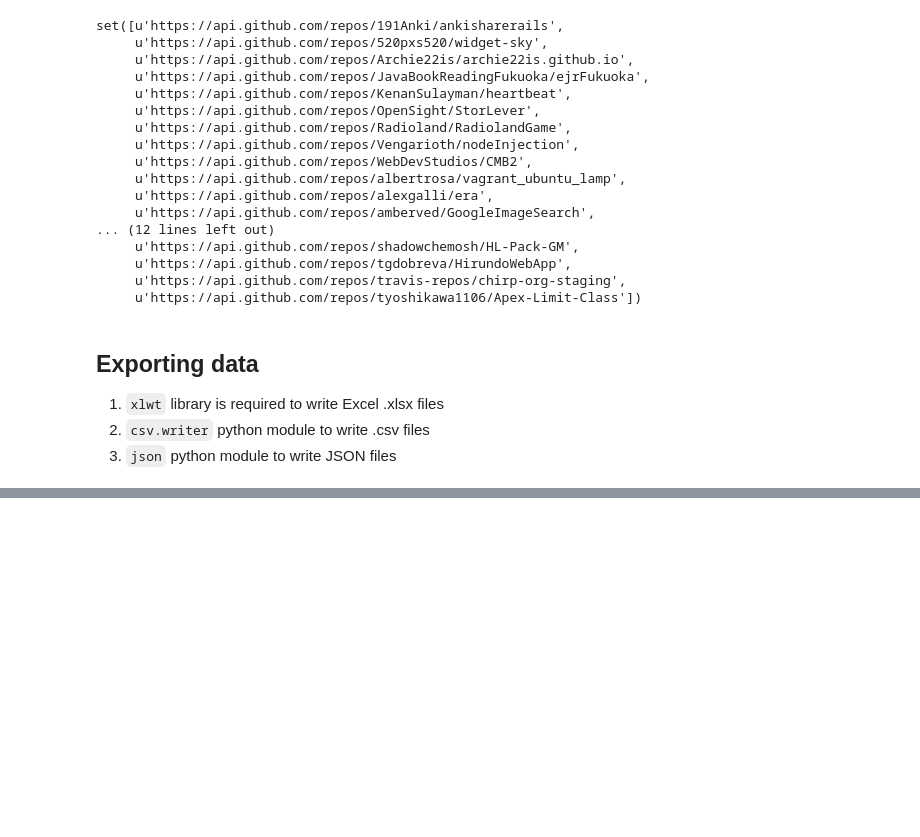
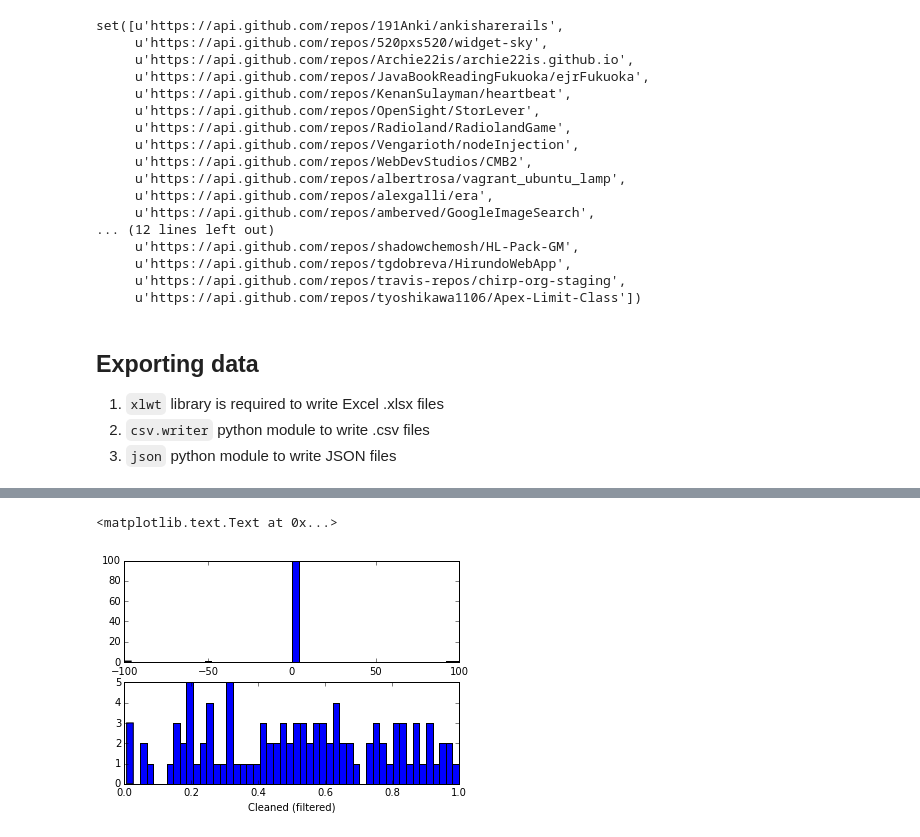
Before and after one commit to bijanvakili/pyvisual-notebook, a Jupyter notebook: chap2.ipynb, the cells around one changed output, grey strips where cells are left out. Drawn from its saved outputs; the diff is of its cells as text; code cells hidden in the pictures; blank space fills up the shorter version.

```diff
--- a/chap2.ipynb
+++ b/chap2.ipynb
@@ -264,0 +283,57 @@ except sqlite3.Error as err:
+# %%
+import numpy as np
+import matplotlib.pyplot as plt
+
+def is_outlier(points, threshold=3.5):
+    """
+    Returns a boolean array with True if points are outliers and False otherwise.
+
+    Data points with a modified z-sore greater than this value will be classified as outliers
+    """
+    # transform into a vector
+    if len(points.shape) == 1:
+        points = points[:,None]
+
+    # compute median value
+    median = np.median(points, axis=0)
+
+    # compute median absolute deviation (MAD) by computing diff sums along the axis
+    diff = np.sum((points - median) ** 2, axis=-1)
+    diff = np.sqrt(diff)
+    med_abs_deviation = np.median(diff)
+
+    # compute the modified Z-score
+    # http://www.itl.nist.gov/div898/handbook/eda/section4/eda43.htm#Iglewicz
+    modified_z_score = 0.6745 * diff / med_abs_deviation
+
+    # return a mask for each outlier (as a boolean array)
+    return modified_z_score > threshold
+
+# random data -- unform distribution
+# (use np.random.randn() for normal distribution)
+x = np.random.random(100)
+
+# append a few outliers to the end of the array
+# NOTE: np.r_ translates slice objects to concatenation along the first axis.
+# Refrence for numpy.r_ can be found under Indexing Routines section
+x = np.r_[x, -49, 95, 100, -100]
+
+# create filtered array of data points by excluding outliers (truncation)
+# (using the logical NOT operator ~ on numpy arrays)
+filtered_x = x[~is_outlier(x)]
+
+# plot the histographs
+%matplotlib inline
+
+num_buckets = 50
+plt.figure()
+plt.subplot(211) # 211 = 2 rows x 1 column and plot #1
+plt.hist(x, num_buckets)
+plt.xlabel('Raw (unfiltered)')
+
+plt.subplot(212) # 212 = 2 rows x 1 column and plot #2
+plt.hist(filtered_x, num_buckets)
+plt.xlabel('Cleaned (filtered)')
+# %% [output]
+<matplotlib.text.Text at 0x...>
+[figure, added]
```
Also changed, not shown: parts of 7 cells of this notebook, 1 other file.
